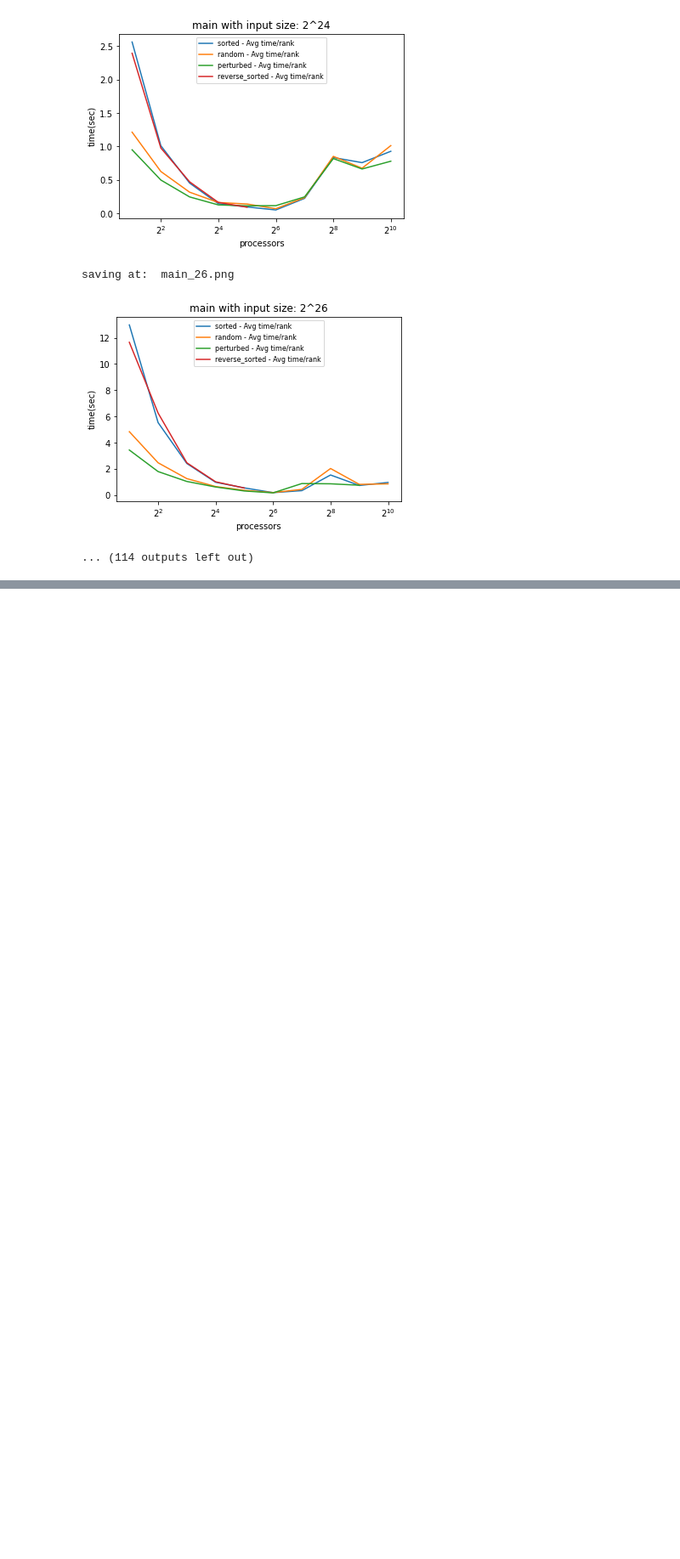
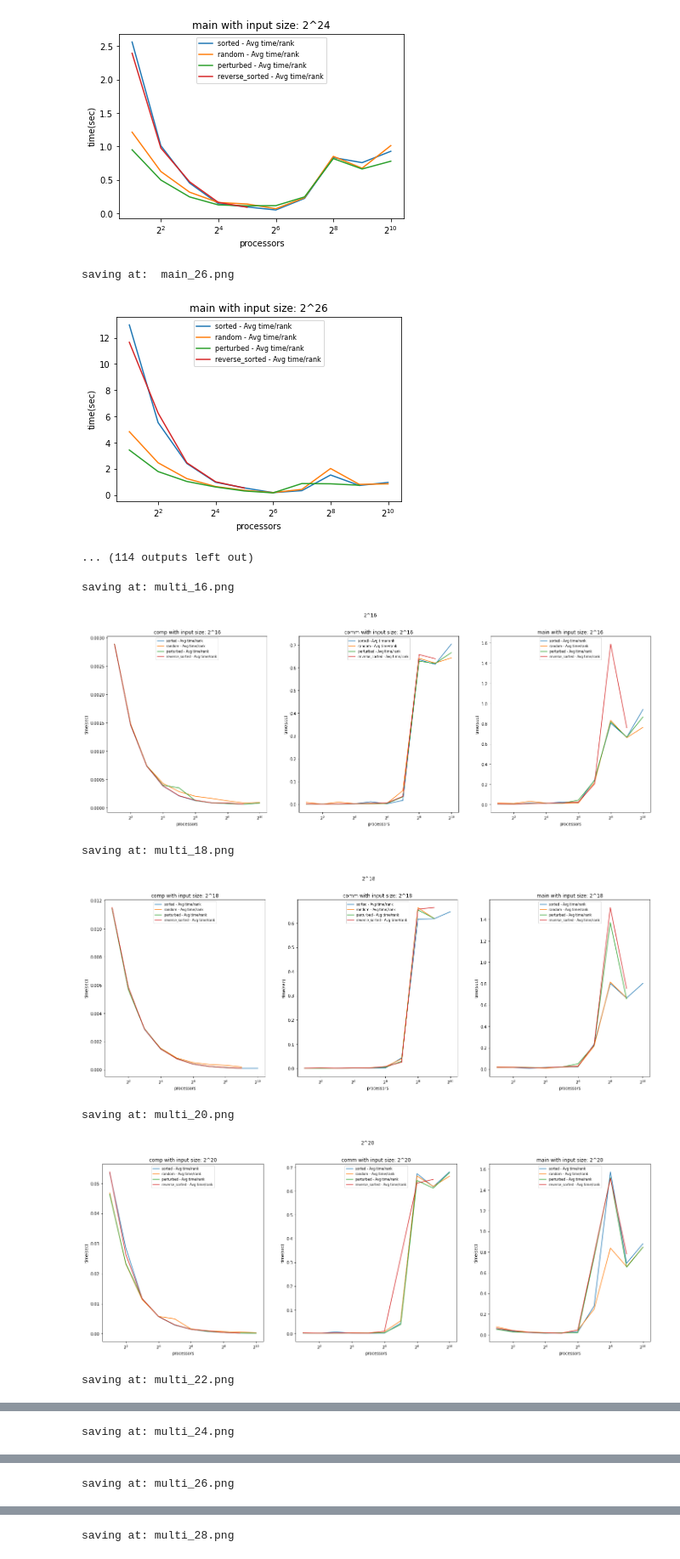
Before and after one commit to rsingh032503/Project_2024, a Jupyter notebook: radix_sort/radix_sort_analysis.ipynb, the cells around one changed output, grey strips where cells are left out. Shown at 85% size. Drawn from its saved outputs; the diff is of its cells as text; code cells hidden in the pictures; blank space fills up the shorter version.

```diff
--- a/radix_sort/radix_sort_analysis.ipynb
+++ b/radix_sort/radix_sort_analysis.ipynb
@@ -156,3 +113,44 @@ saving at:  main_24.png
 saving at:  main_26.png
 [figure]
 ... (114 outputs left out)
+# %%
+cont = True
+
+#print(node.frame["name"])
+for mat_size in input_sizes:
+
+    fig, ax = plt.subplots(1,3,)
+    fig.set_figheight(8)
+    fig.set_figwidth(24)
+    for node in tk.graph.traverse():
+        if(node.frame["name"] not in ["main","comp","comm"]):
+            continue
+
+        df = tk.dataframe.loc[node, ["Avg time/rank"]]
+
+        ax_index = ["comp","comm","main"].index(node.frame["name"])
+        for in_type in input_types:
+            ax[ax_index].plot(df.loc[2**mat_size,in_type])
+            ax[ax_index].set_ylabel("time(sec)")
+            ax[ax_index].set_xlabel("processors")
+            ax[ax_index].set_title(node.frame["name"] + " with input size: 2^" + str(mat_size))
+
+        ax[ax_index].legend([input_types[0] + " - Avg time/rank",
+                             input_types[1] + " - Avg time/rank",
+                             input_types[2] + " - Avg time/rank",
+                             input_types[3] + " - Avg time/rank"],
+                             loc = "upper center",
+                             fontsize = 8)
+        ax[ax_index].set_xscale('log', base = 2)
+    fig.suptitle(f'2^{mat_size}')
+    print("saving at: multi_" + str(mat_size)+".png")
+    fig.savefig("graphs/multi_" + str(mat_size)+".png")
+    plt.show()
+# %% [output]
+saving at: multi_16.png
+[figure, added]
+saving at: multi_18.png
+[figure, added]
+saving at: multi_20.png
+[figure, added]
+saving at: multi_22.png
@@ -158,0 +158 @@ saving at:  main_26.png
+saving at: multi_24.png
@@ -158,0 +160 @@ saving at:  main_26.png
+saving at: multi_26.png
@@ -158,0 +162 @@ saving at:  main_26.png
+saving at: multi_28.png
```
Also changed, not shown: parts of 4 cells of this notebook, 1 other file.
